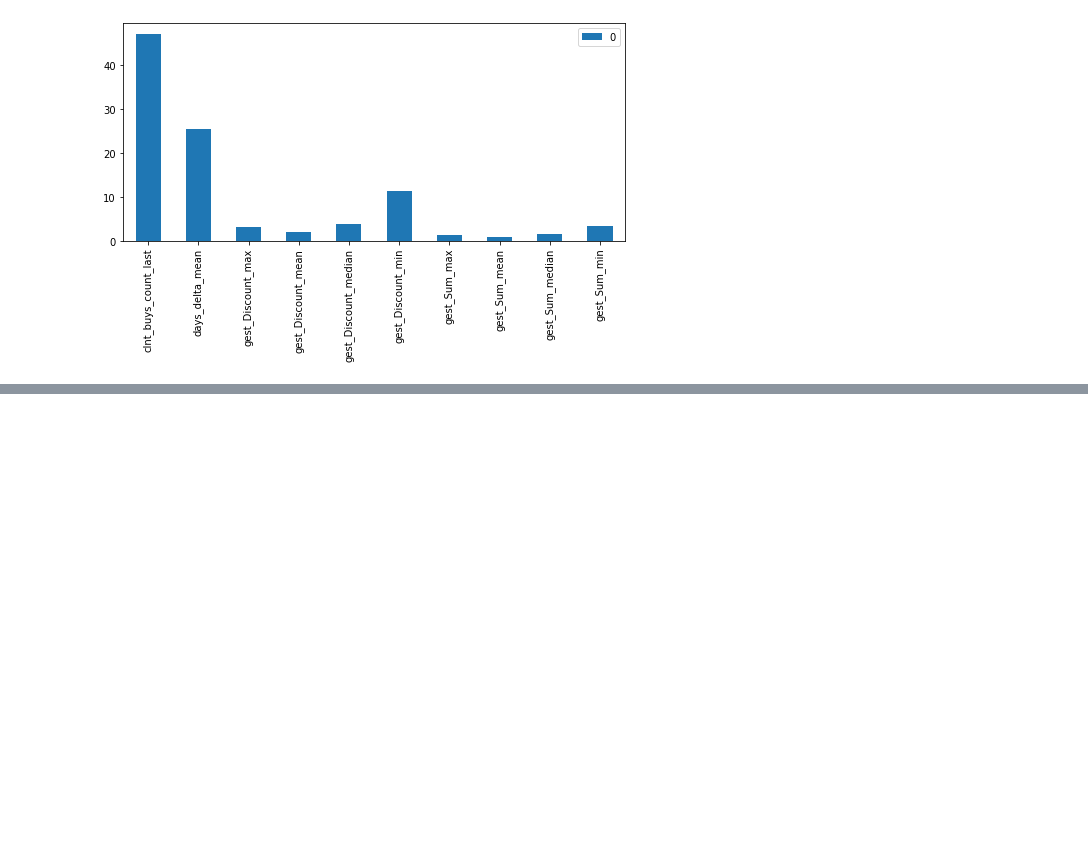
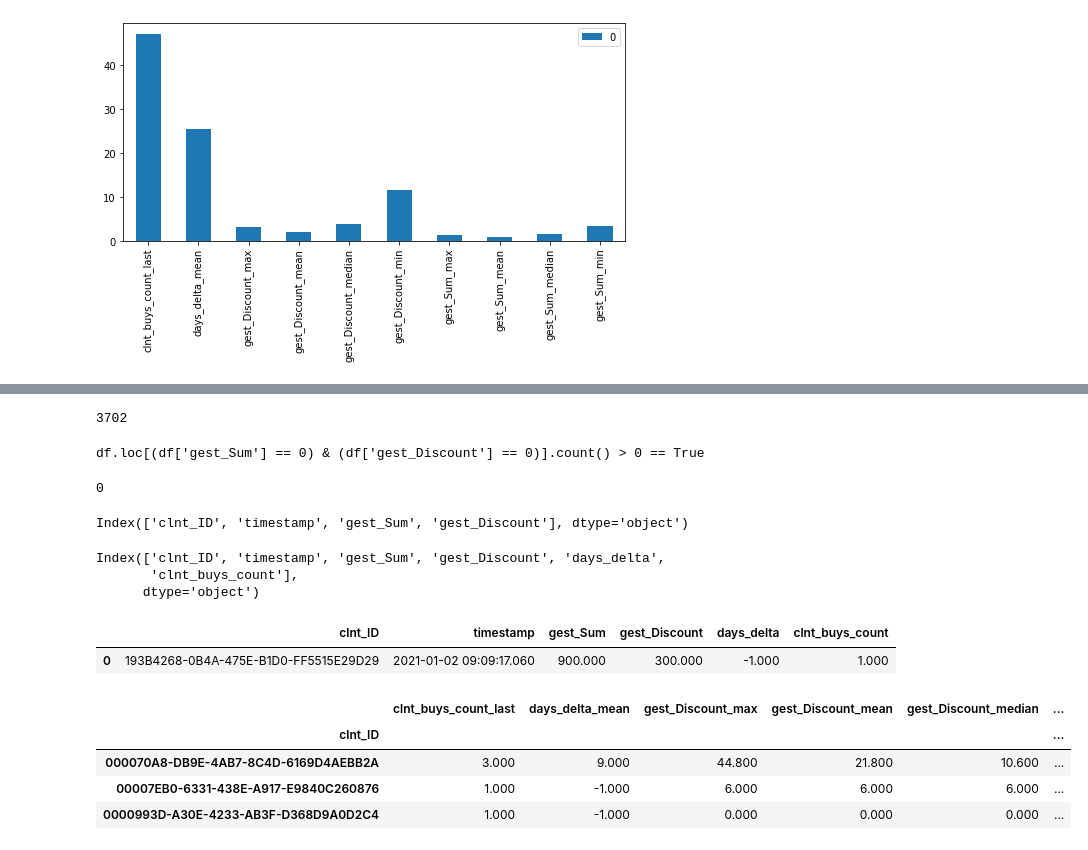
Before and after one commit to snakerzr/cupcake_churn_prediction, a Jupyter notebook: notebook.ipynb, the cells around one changed output, grey strips where cells are left out. Saved outputs shown, nothing was run; the diff lists cells and outputs as text; code cells hidden in the pictures; blank space fills up the shorter version.

```diff
--- a/notebook.ipynb
+++ b/notebook.ipynb
@@ -1910,0 +1932,2 @@ pd.DataFrame(model.feature_importances_,index=X.columns).plot(y=[0], kind="bar",
+# %%
+df_raw = pd.read_csv('data/data.csv', parse_dates=[1])
@@ -1910,0 +1988,64 @@ pd.DataFrame(model.feature_importances_,index=X.columns).plot(y=[0], kind="bar",
+# %%
+display(df_raw.loc[(df_raw['gest_Sum'] == 0) & (df_raw['gest_Discount'] == 0),'clnt_ID'].count())
+df_raw = zeros_deletion(df_raw)
+display(df_raw.loc[(df_raw['gest_Sum'] == 0) & (df_raw['gest_Discount'] == 0),'clnt_ID'].count())
+# %% [output]
+3702
+df.loc[(df['gest_Sum'] == 0) & (df['gest_Discount'] == 0)].count() > 0 == True
+0
+# %%
+def prep_add_features(df):
+    """
+    Ф-ция создает новые фичи, необходимые для группировки и предикта
+    """
+
+    def time_delta(col):
+        return col.diff()
+
+    df['days_delta'] = df.groupby('clnt_ID')['timestamp'].transform(time_delta)
+    df['days_delta'] = df['days_delta'].dt.days
+    df['days_delta'] = df['days_delta'].fillna(-1) # Это делаем, чтобы значение "вообще не было покупок ранее" отличалось от "прошло 0 дней с прошлой покупки"
+
+
+    def expand_count(col):
+        return col.expanding().count()
+
+    df['clnt_buys_count'] = df.groupby('clnt_ID')['timestamp'].transform(expand_count)
+
+    return df
+# %%
+display(df_raw.columns)
+df_raw = prep_add_features(df_raw)
+display(df_raw.columns)
+# %% [output]
+Index(['clnt_ID', 'timestamp', 'gest_Sum', 'gest_Discount'], dtype='object')
+Index(['clnt_ID', 'timestamp', 'gest_Sum', 'gest_Discount', 'days_delta',
+       'clnt_buys_count'],
+      dtype='object')
+# %%
+def prep_groupby_clnt_ID(df):
+
+    aggfunc_dict = {
+                'gest_Sum': ['min','max','median','mean',],
+                'gest_Discount': ['min','max','median','mean'],
+                'days_delta': ['mean'],
+                'clnt_buys_count': ['last']
+
+               }
+    df = df.pivot_table(index='clnt_ID',
+                    aggfunc=aggfunc_dict,
+                    )
+    df.columns = ['_'.join(column) for column in df.columns]
+    return df
+# %%
+display(df_raw.head(1))
+df_raw = prep_groupby_clnt_ID(df_raw)
+df_raw.head(3)
+# %% [output]
+|  | clnt_ID | timestamp | gest_Sum | gest_Discount | days_delta | clnt_buys_count |
+| 0 | 193B4268-0B4A-475E-B1D0-FF5515E29D29 | 2021-01-02 09:09:17.060 | 900.000 | 300.000 | -1.000 | 1.000 |
+|  | clnt_buys_count_last | days_delta_mean | gest_Discount_max | gest_Discount_mean | gest_Discount_median | ... |
+| clnt_ID |  |  |  |  |  | ... |
+| 000070A8-DB9E-4AB7-8C4D-6169D4AEBB2A | 3.000 | 9.000 | 44.800 | 21.800 | 10.600 | ... |
+| 00007EB0-6331-438E-A917-E9840C260876 | 1.000 | -1.000 | 6.000 | 6.000 | 6.000 | ... |
+| 0000993D-A30E-4233-AB3F-D368D9A0D2C4 | 1.000 | -1.000 | 0.000 | 0.000 | 0.000 | ... |
```
Also changed, not shown: parts of 34 cells of this notebook, 1 other file.
